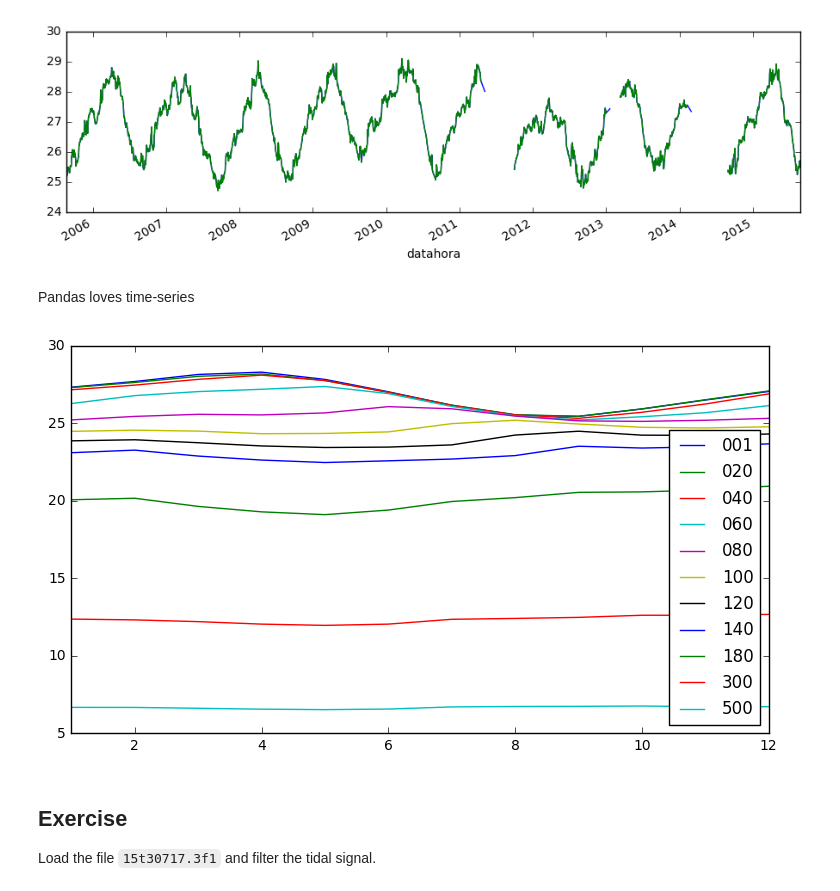
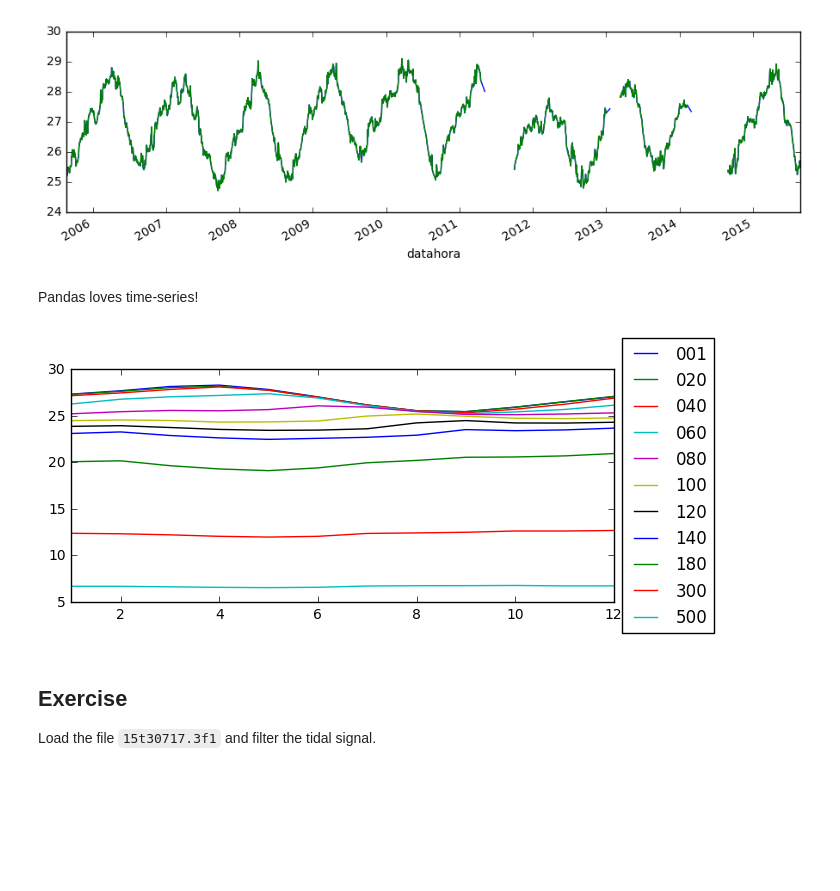
Before and after one commit to ocefpaf/2016-Python-course-CBO, a Jupyter notebook: notebooks/slides.ipynb, the cells around one changed output. Cells and saved outputs as stored; diff of their text form; code cells hidden in the pictures; blank space fills up the shorter version.

```diff
--- a/notebooks/slides.ipynb
+++ b/notebooks/slides.ipynb
@@ -307,19 +323,17 @@ ax = df['001'].plot()
 # %% [output]
 [figure]
 # %% [markdown]
-Pandas loves time-series
+Pandas loves time-series!
 # %%
 key = lambda x: x.month
-
 grouped = df.groupby(key)
-
 monthly = grouped.mean()
 
-fig, ax = plt.subplots(figsize=(9, 5))
-
+fig, ax = plt.subplots(figsize=(7, 3))
 ax = monthly.plot(ax=ax)
+leg = plt.legend(loc='center left', bbox_to_anchor=(1.0, 0.5))
 # %% [output]
-[figure, old version]
+[figure, new version]
 # %% [markdown]
 ## Exercise
 
```
Also changed, not shown: parts of 42 cells of this notebook.
